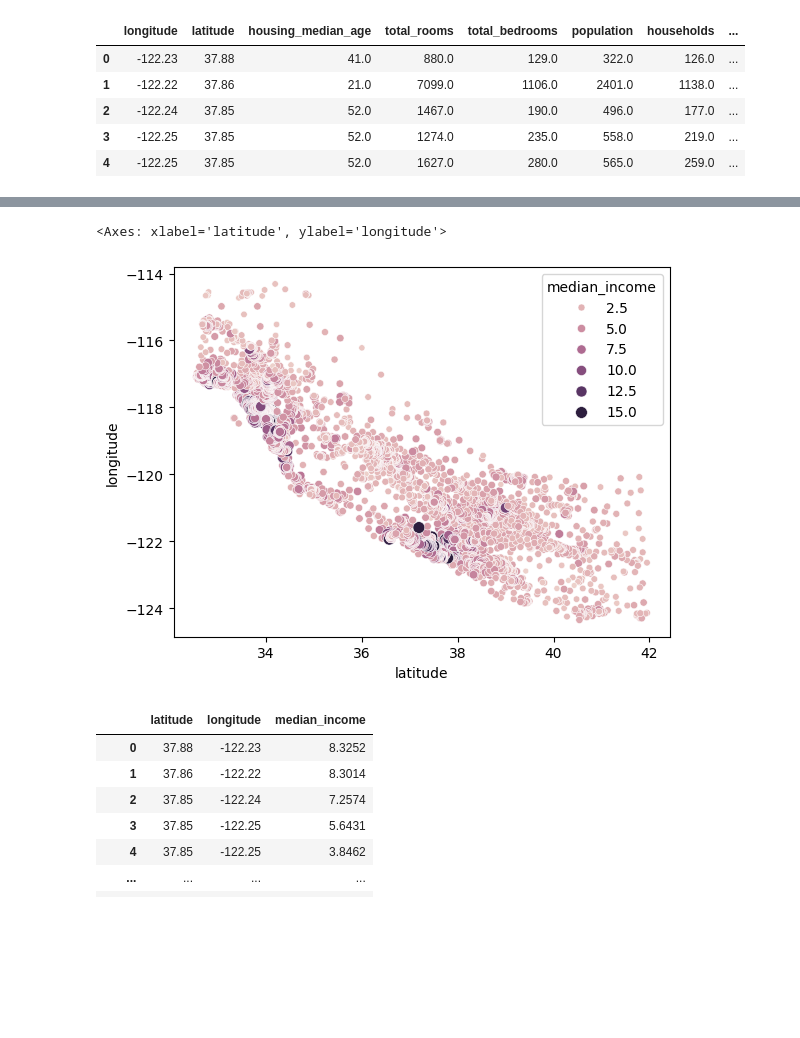
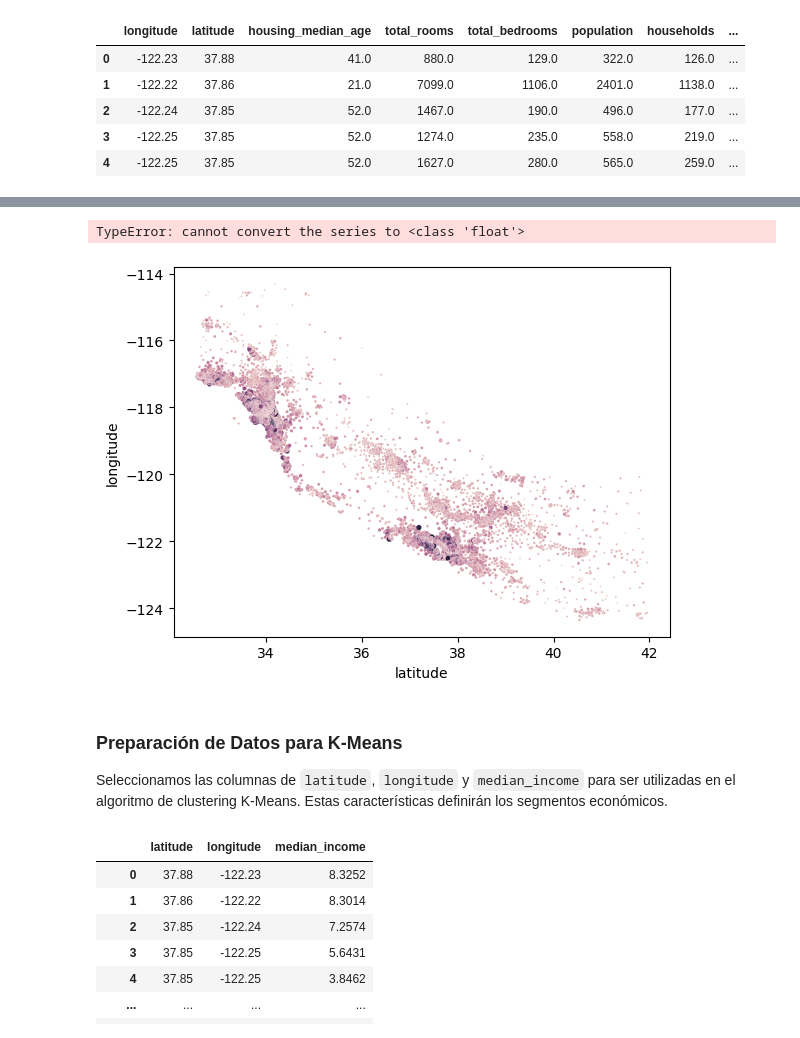
Before and after one commit to azartearxd/housingfrancia, a Jupyter notebook: housingfrancia.ipynb, the cells around one changed output, grey strips where cells are left out. Drawn from its saved outputs; the diff is of its cells as text; code cells hidden in the pictures; blank space fills up the shorter version.

```diff
--- a/housingfrancia.ipynb
+++ b/housingfrancia.ipynb
@@ -19,10 +33,13 @@ sb.scatterplot(x="latitude", y="longitude", data=datos, hue="median_house_value"
 # %%
 import seaborn as sb
 sb.scatterplot(x="latitude", y="longitude", data=datos, hue="median_income",
-               size="median_income")
+               s=datos["median_income"])
 # %% [output]
-<Axes: xlabel='latitude', ylabel='longitude'>
+TypeError: cannot convert the series to <class 'float'>
-[figure, old version]
+[figure, new version]
+# %% [markdown]
+### Preparación de Datos para K-Means
+Seleccionamos las columnas de `latitude`, `longitude` y `median_income` para ser utilizadas en el algoritmo de clustering K-Means. Estas características definirán los segmentos económicos.
 # %%
 datos.loc[:, ["latitude", "longitude", "median_income"]]
 # %% [output]
```
Also changed, not shown: parts of 19 cells of this notebook.
